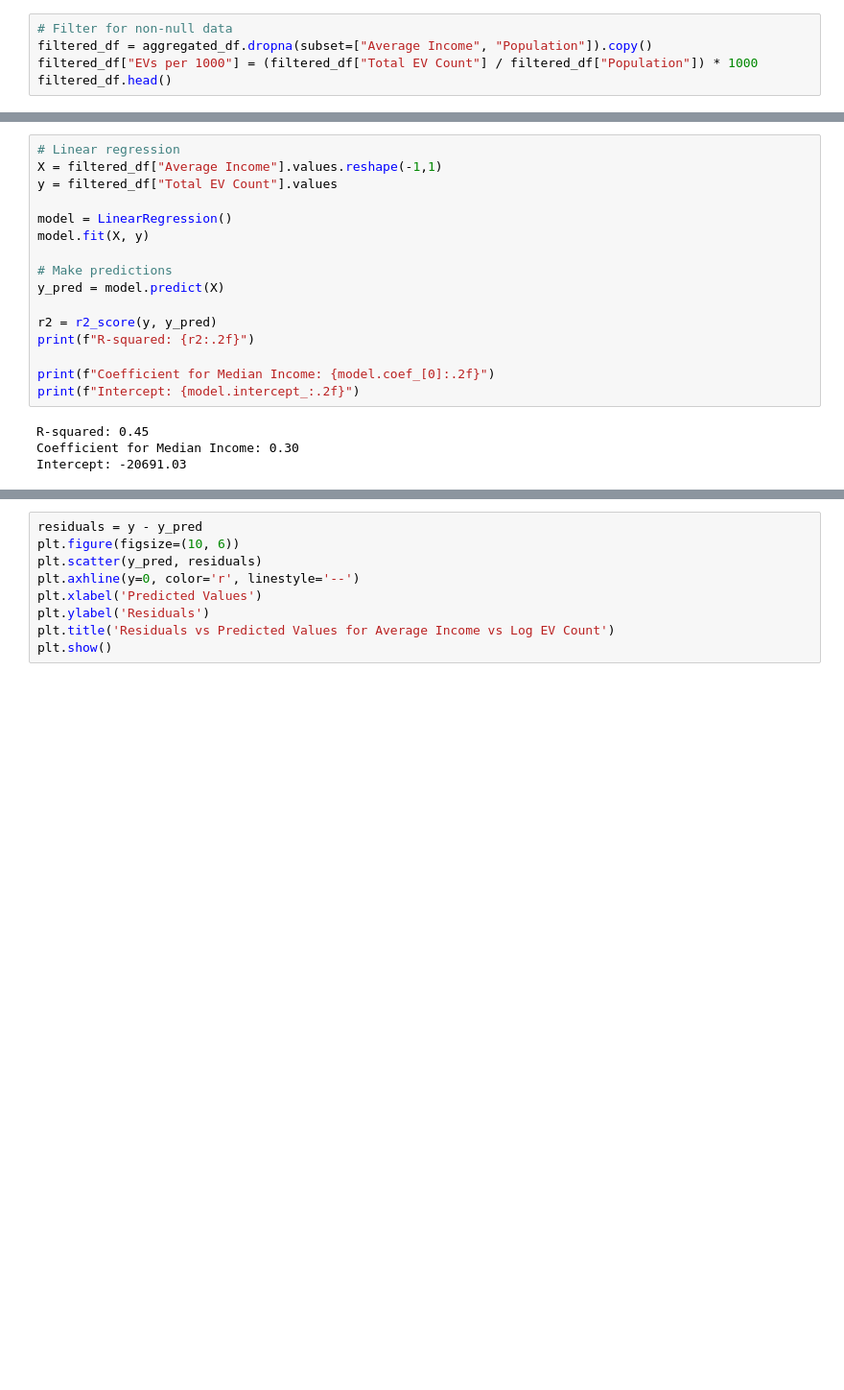
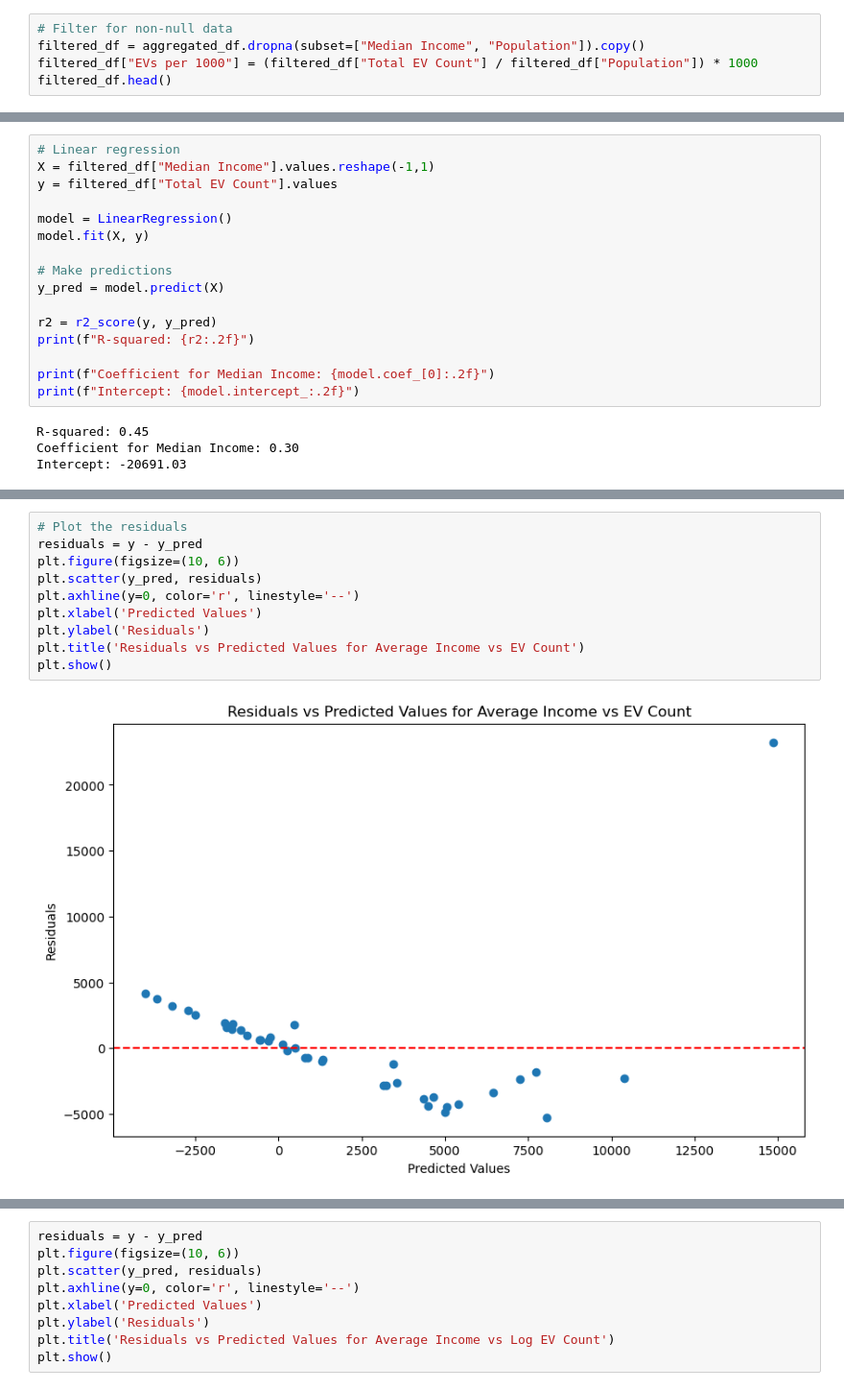
Before and after one commit to vivianzhou1288/info2950-final, a Jupyter notebook: Phase4.ipynb, the cells around one changed output, grey strips where cells are left out. Shown: that part at 96% size. Cells and saved outputs as stored; diff of their text form; blank space fills up the shorter version.

```diff
--- a/Phase4.ipynb
+++ b/Phase4.ipynb
@@ -159,7 +183,7 @@ We fail to reject the null hypothesis, meaning there is no evidence that the pro
 **Analysis:** We will combine EV registration by county and the median income by county from the median income dataset. Where each row represents a different county, we run a linear regression for median income in 2023 as input and the number of registered electric vehicles as output. Because the coefficient can contain signs to indicate a positive or negative relationship between the two variables, we will test whether income  0. If it is significantly positive, then it indicates that high-income countries tend to have more EVs. We will also evaluate the R-squared value to understand how much of the variation in EV registrations is explained by median income and other factors included in the model.
 # %%
 # Filter for non-null data
-filtered_df = aggregated_df.dropna(subset=["Average Income", "Population"]).copy()
+filtered_df = aggregated_df.dropna(subset=["Median Income", "Population"]).copy()
 filtered_df["EVs per 1000"] = (filtered_df["Total EV Count"] / filtered_df["Population"]) * 1000
 filtered_df.head()
 # %% [output]
@@ -178,6 +205,6 @@ Text(0.5, 1.0, 'Average Income vs. Total EV Count for Counties')
 # %%
 # Linear regression
-X = filtered_df["Average Income"].values.reshape(-1,1)
+X = filtered_df["Median Income"].values.reshape(-1,1)
 y = filtered_df["Total EV Count"].values
 
 model = LinearRegression()
@@ -205,3 +234,15 @@ plt.ylabel("EV Count")
 plt.show()
 # %% [output]
 [figure]
+# %%
+# Plot the residuals
+residuals = y - y_pred
+plt.figure(figsize=(10, 6))
+plt.scatter(y_pred, residuals)
+plt.axhline(y=0, color='r', linestyle='--')
+plt.xlabel('Predicted Values')
+plt.ylabel('Residuals')
+plt.title('Residuals vs Predicted Values for Average Income vs EV Count')
+plt.show()
+# %% [output]
+[figure, added]
```
Also changed, not shown: parts of 40 cells of this notebook, 3 other files.
